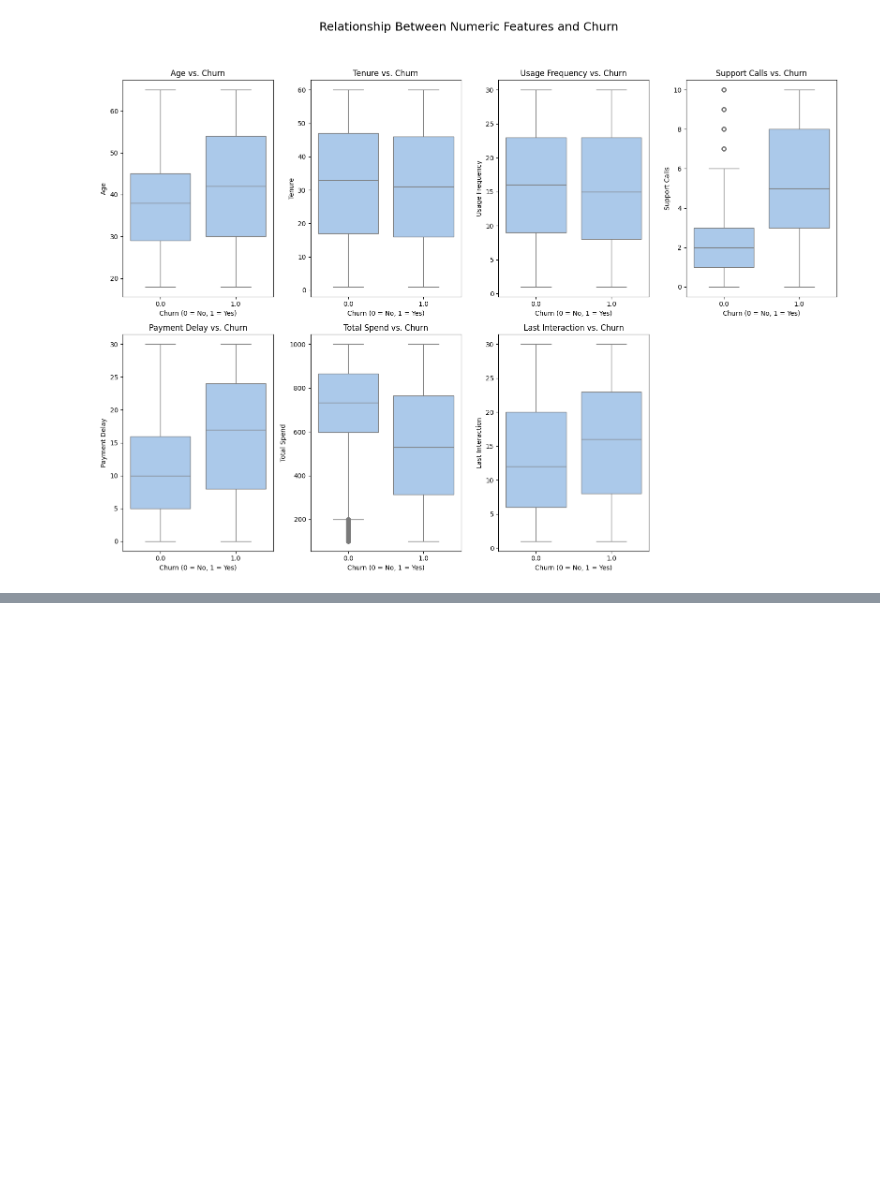
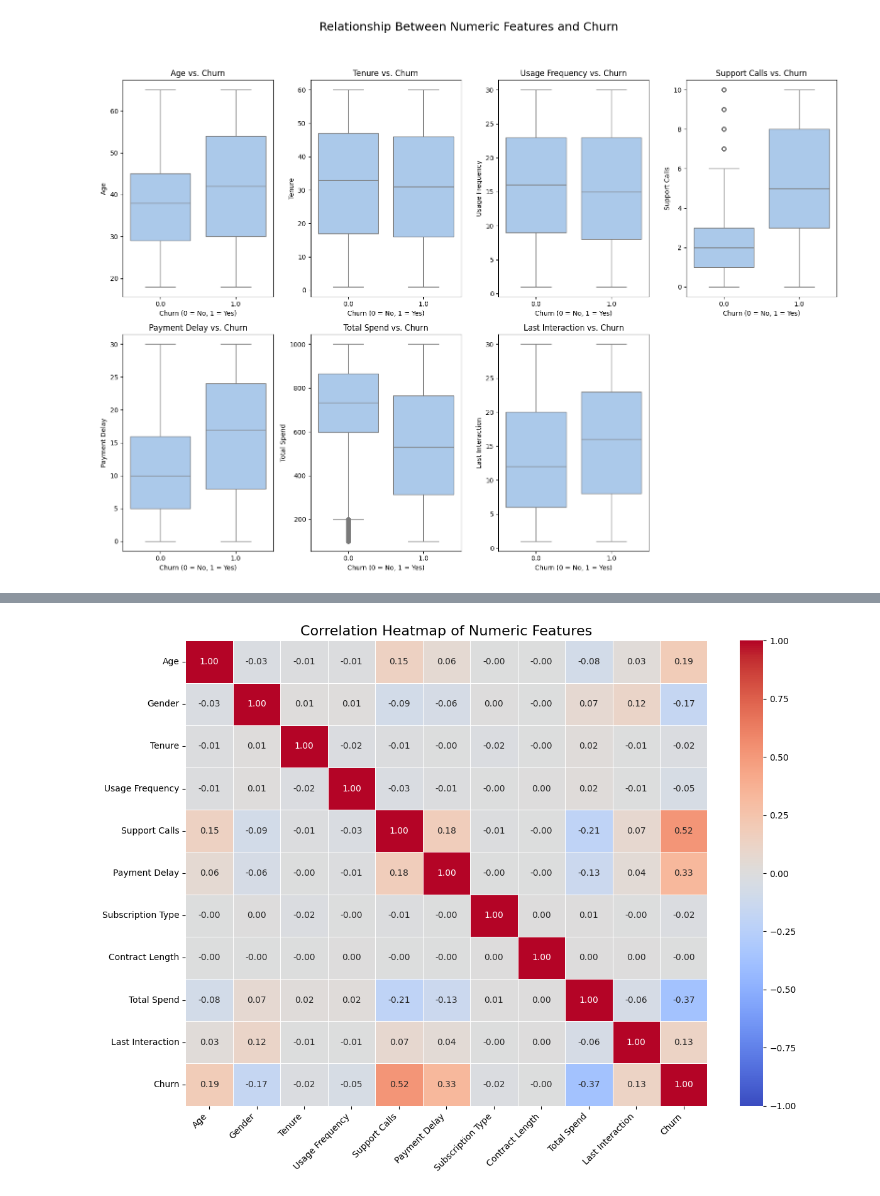
Before and after one commit to ssabrut/customer-churn-mlops, a Jupyter notebook: notebooks/eda.ipynb, the cells around one changed output, grey strips where cells are left out. Drawn from its saved outputs; the diff is of its cells as text; code cells hidden in the pictures; blank space fills up the shorter version.

```diff
--- a/notebooks/eda.ipynb
+++ b/notebooks/eda.ipynb
@@ -178,0 +212,10 @@ plt.show()
+# %%
+from sklearn.preprocessing import OrdinalEncoder, LabelEncoder
+
+ordinal_encoder = OrdinalEncoder()
+label_encoder = LabelEncoder()
+# %%
+df["Subscription Type"] = ordinal_encoder.fit_transform(df["Subscription Type"].values.reshape(-1,1))
+df["Contract Length"] = ordinal_encoder.fit_transform(df["Contract Length"].values.reshape(-1,1))
+df["Gender"] = label_encoder.fit_transform(df["Gender"].values.reshape(-1,1))
+df.head()
@@ -178,0 +229,22 @@ plt.show()
+# %%
+numeric_df = df.select_dtypes(include=['float64', 'int64'])
+corr_matrix = numeric_df.corr()
+
+plt.figure(figsize=(12, 9))
+sns.heatmap(
+    corr_matrix,
+    annot=True,      # Display the correlation values on the heatmap
+    fmt='.2f',       # Format the values to two decimal places
+    cmap='coolwarm', # Use a diverging colormap (blue=negative, red=positive)
+    linewidths=0.5,  # Add fine lines between cells
+    vmin=-1,         # Set the min of the colormap to -1
+    vmax=1           # Set the max of the colormap to +1
+)
+
+plt.title('Correlation Heatmap of Numeric Features', fontsize=16)
+plt.xticks(rotation=45, ha='right')
+plt.yticks(rotation=0)
+plt.tight_layout()
+plt.show()
+# %% [output]
+[figure, added]
```
Also changed, not shown: parts of 2 cells of this notebook.
